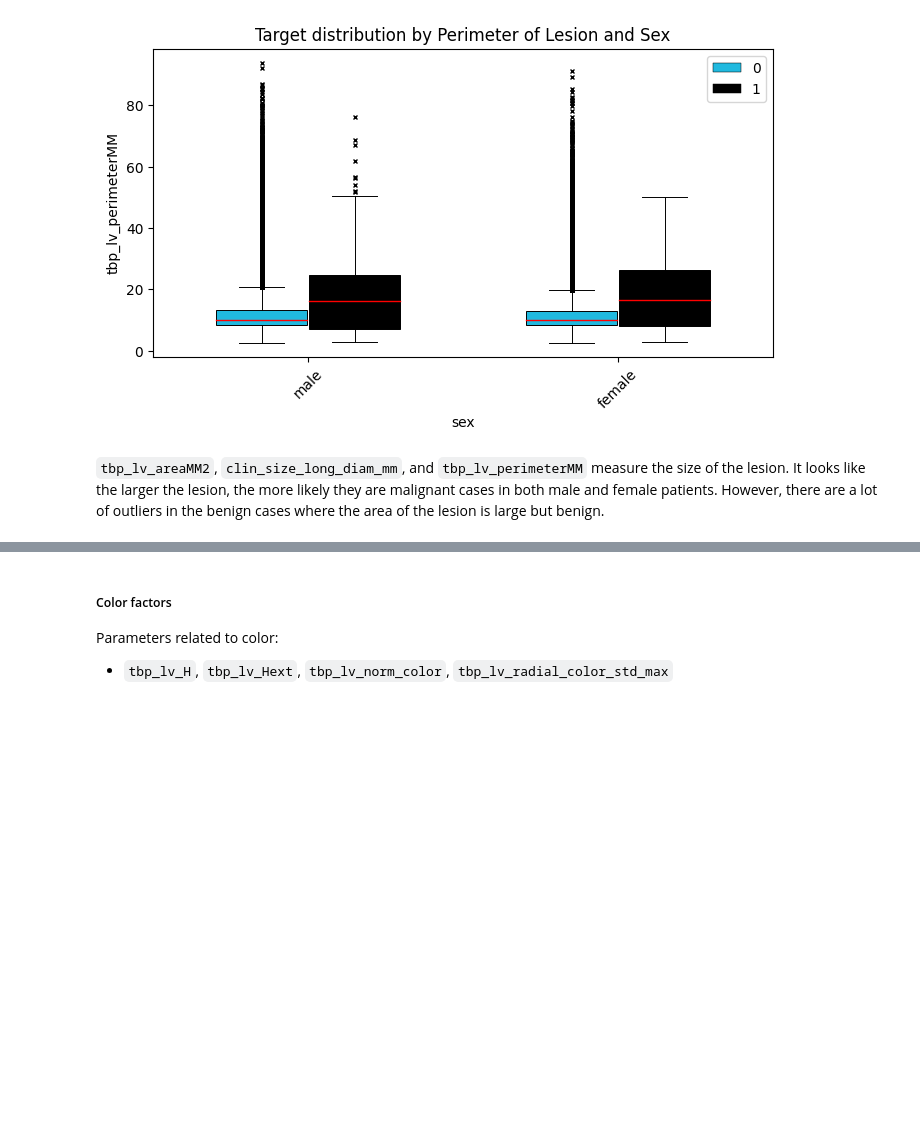
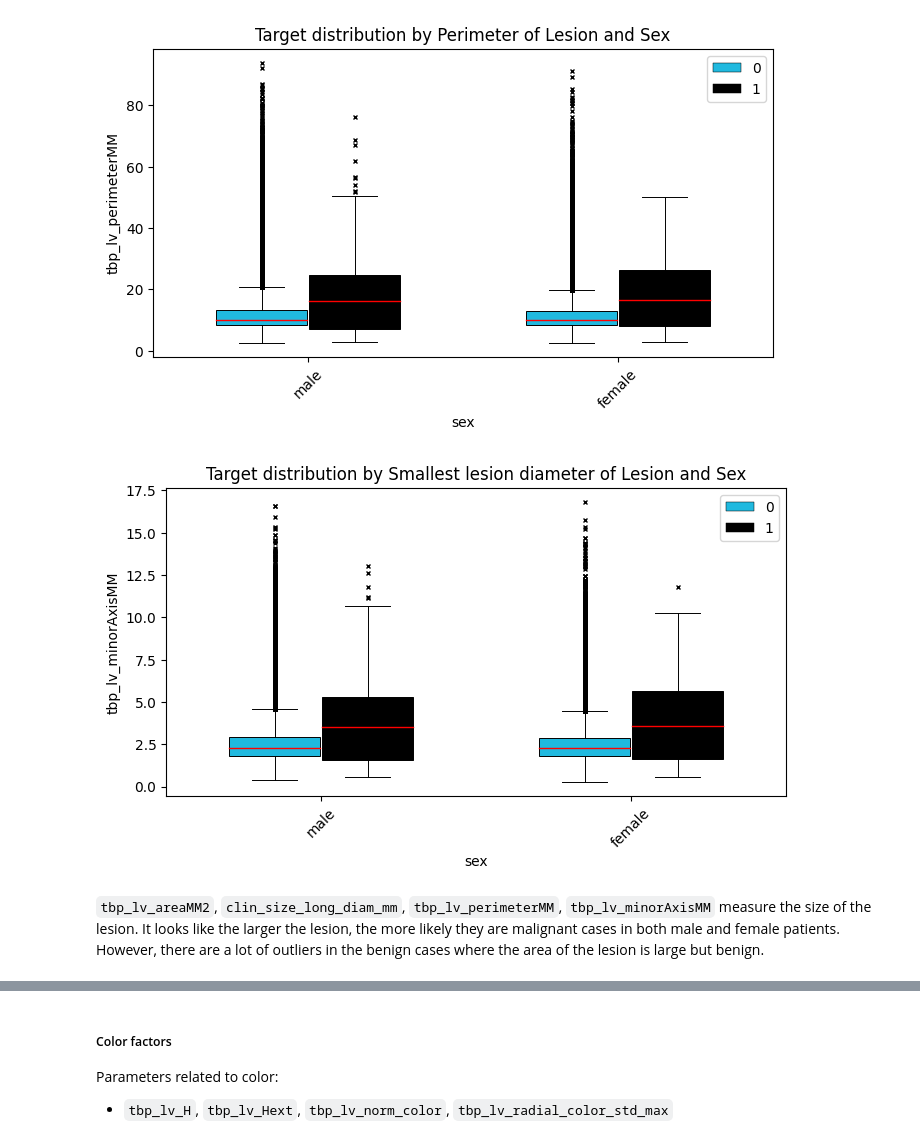
Before and after one commit to JinghanChen99/Kaggle-Skin-Cancer, a Jupyter notebook: load_data.ipynb, the cells around one changed output, grey strips where cells are left out. Saved outputs shown, nothing was run; the diff lists cells and outputs as text; code cells hidden in the pictures; blank space fills up the shorter version.

Commit message:
correlation for size-related columns

```diff
--- a/load_data.ipynb
+++ b/load_data.ipynb
@@ -563,5 +567,13 @@ split = 'sex'
 box_distr(train_metadata, f_x, f_y, split, 'Target distribution by Perimeter of Lesion and Sex',  'upper right')
 # %% [output]
 [figure]
+# %%
+f_x = 'target'
+f_y = 'tbp_lv_minorAxisMM'
+split = 'sex'
+
+box_distr(train_metadata, f_x, f_y, split, 'Target distribution by Smallest lesion diameter of Lesion and Sex',  'upper right')
+# %% [output]
+[figure, added]
 # %% [markdown]
-`tbp_lv_areaMM2`, `clin_size_long_diam_mm`, and `tbp_lv_perimeterMM` measure the size of the lesion. It looks like the larger the lesion, the more likely they are malignant cases in both male and female patients. However, there are a lot of outliers in the benign cases where the area of the lesion is large but benign.
+`tbp_lv_areaMM2`, `clin_size_long_diam_mm`, `tbp_lv_perimeterMM`, `tbp_lv_minorAxisMM` measure the size of the lesion. It looks like the larger the lesion, the more likely they are malignant cases in both male and female patients. However, there are a lot of outliers in the benign cases where the area of the lesion is large but benign.
```
Also changed, not shown: parts of 7 cells of this notebook, 1 other file.
